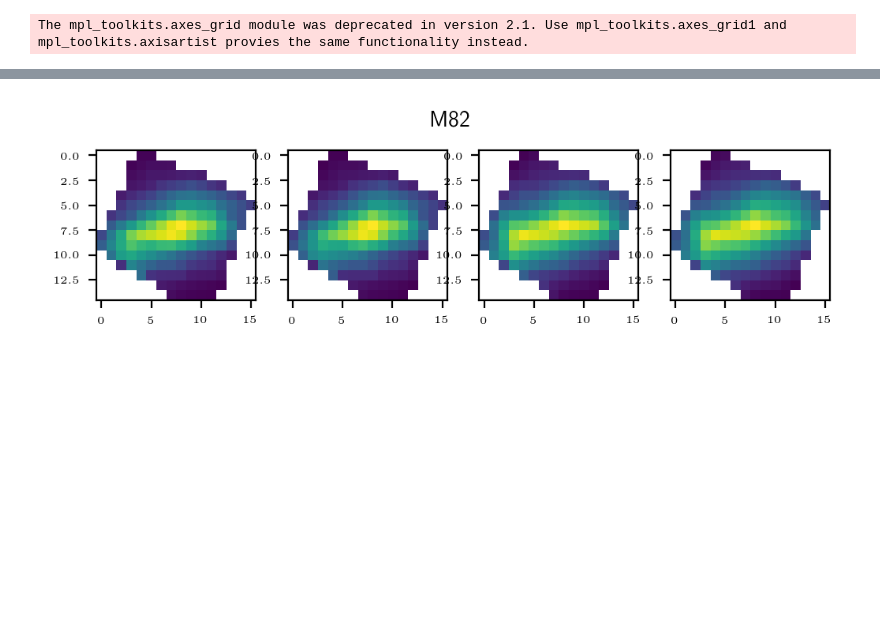
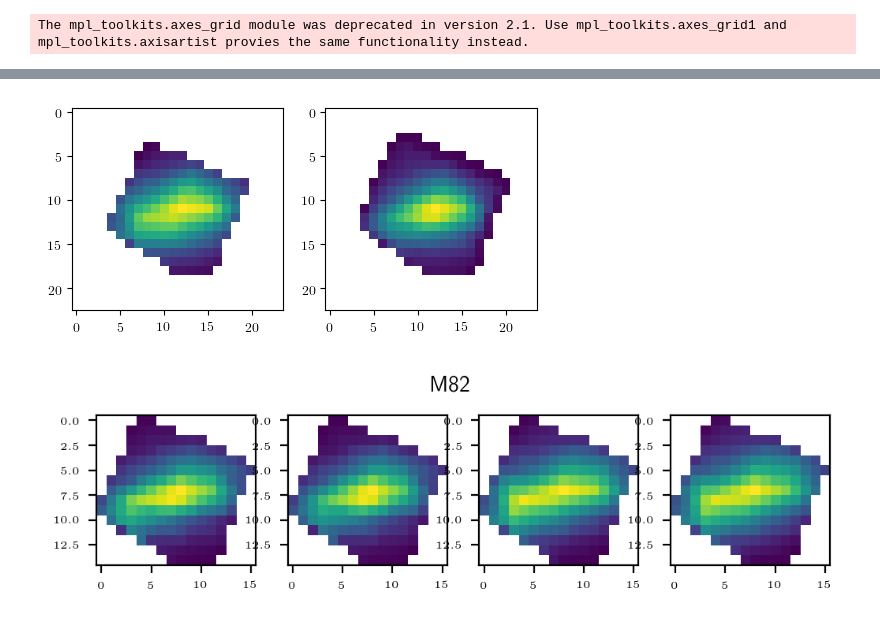
Before and after one commit to myrastone0/Spectral_Analysis, a Jupyter notebook: pdr/pdrModelFitting.ipynb, the cells around one changed output, grey strips where cells are left out. Saved outputs shown, nothing was run; the diff lists cells and outputs as text; code cells hidden in the pictures; blank space fills up the shorter version.

```diff
--- a/pdr/pdrModelFitting.ipynb
+++ b/pdr/pdrModelFitting.ipynb
@@ -371,3 +338,15 @@ The mpl_toolkits.axes_grid module was deprecated in version 2.1. Use mpl_toolkit
+# %%
+fig = plt.figure(facecolor='white',dpi=100)
+
+ax1 = fig.add_subplot(121)
+ax1.imshow(lineProfDict['cii158']['fluxWm2Reproject'])
+
+ax2 = fig.add_subplot(122)
+ax2.imshow(lineProfDict['oiii88']['fluxWm2Reproject'])
+
+plt.show()
+# %% [output]
+[figure, added]
 # %%
     # ----------------------------------------------- #
     # Send each line and its continuum flux to arrays #
```
Also changed, not shown: parts of 20 cells of this notebook, 6 other files.
